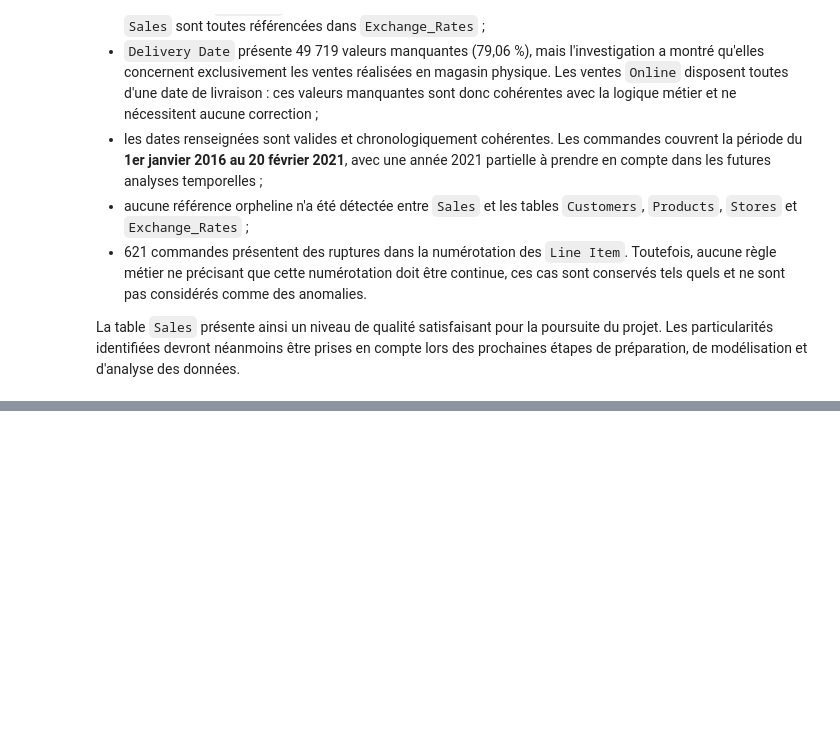
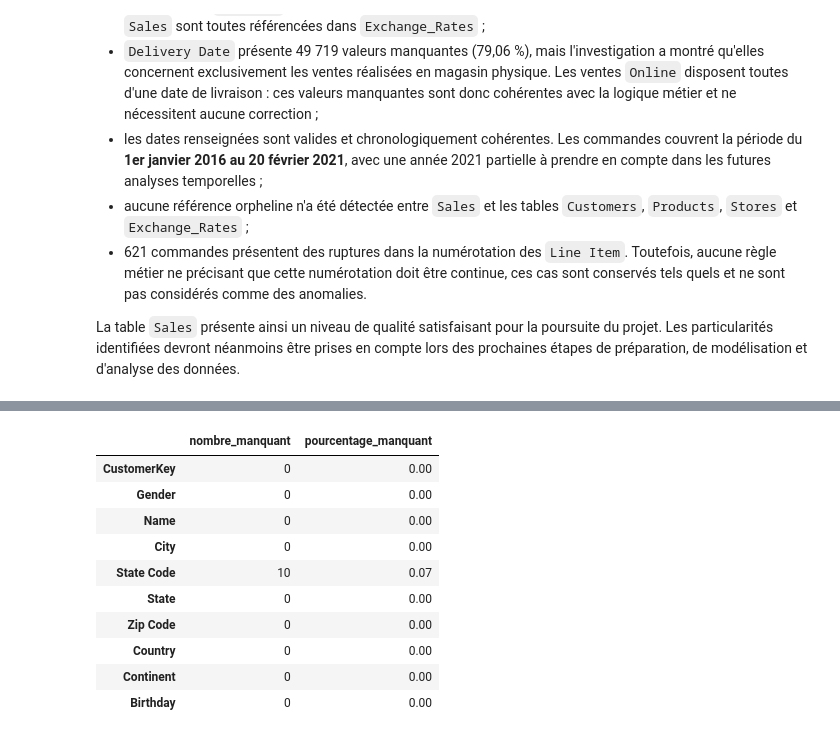
Before and after one commit to YasmineEtt/Retail-Sales-Business-Performance, a Jupyter notebook: notebooks/01_data_audit.ipynb, the cells around one changed output, grey strips where cells are left out. Cells and saved outputs as stored; diff of their text form; code cells hidden in the pictures; blank space fills up the shorter version.

```diff
--- a/notebooks/01_data_audit.ipynb
+++ b/notebooks/01_data_audit.ipynb
@@ -526,0 +586,20 @@ La table `Sales` présente ainsi un niveau de qualité satisfaisant pour la pour
+# %%
+# Synthèse des valeurs manquantes par colonne
+missing_values = pd.DataFrame({
+    "nombre_manquant": customers.isna().sum(),
+    "pourcentage_manquant": (customers.isna().mean() * 100).round(2)
+})
+
+missing_values
+# %% [output]
+|  | nombre_manquant | pourcentage_manquant |
+| CustomerKey | 0 | 0.00 |
+| Gender | 0 | 0.00 |
+| Name | 0 | 0.00 |
+| City | 0 | 0.00 |
+| State Code | 10 | 0.07 |
+| State | 0 | 0.00 |
+| Zip Code | 0 | 0.00 |
+| Country | 0 | 0.00 |
+| Continent | 0 | 0.00 |
+| Birthday | 0 | 0.00 |
```
Also changed, not shown: parts of 36 cells of this notebook.
